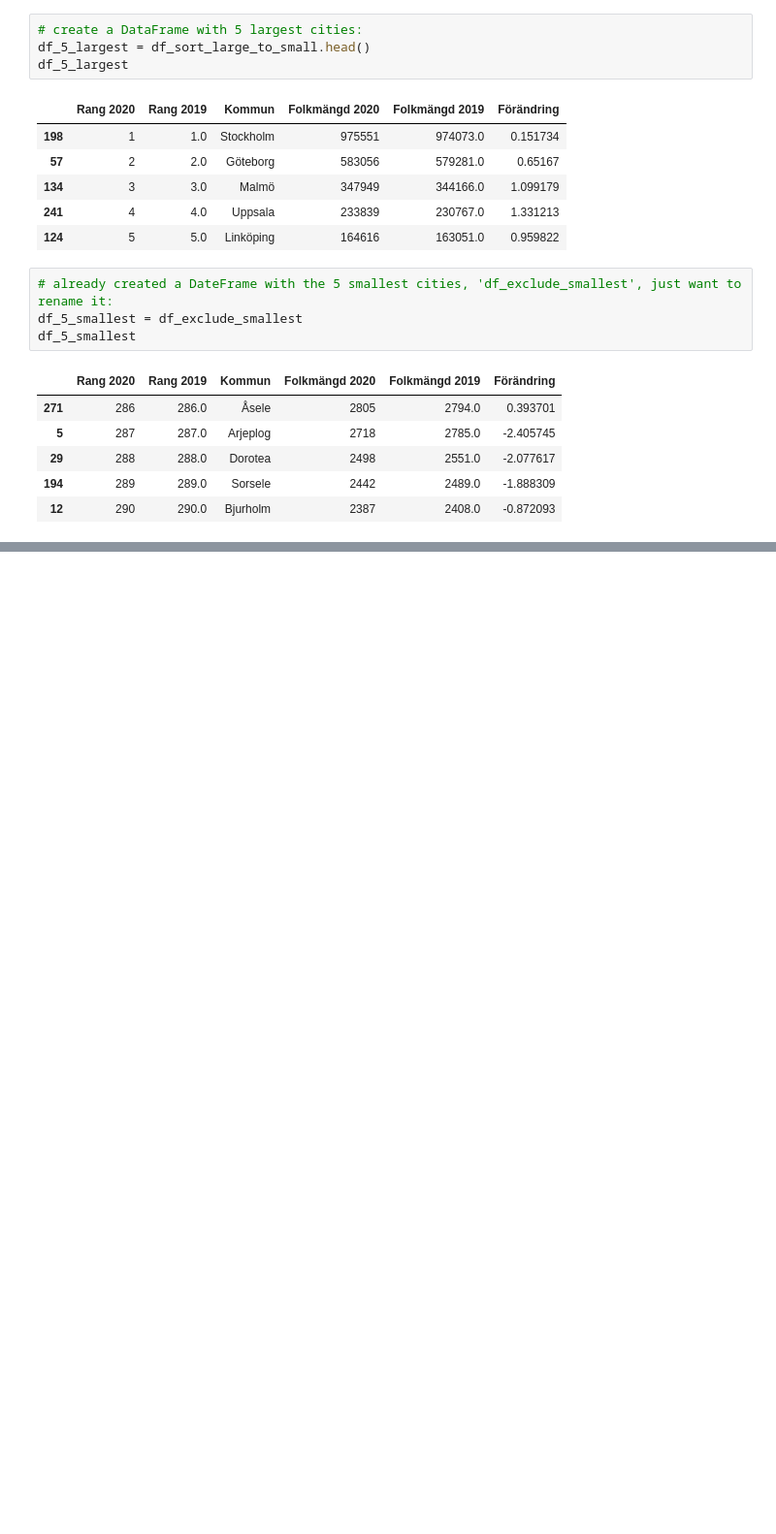
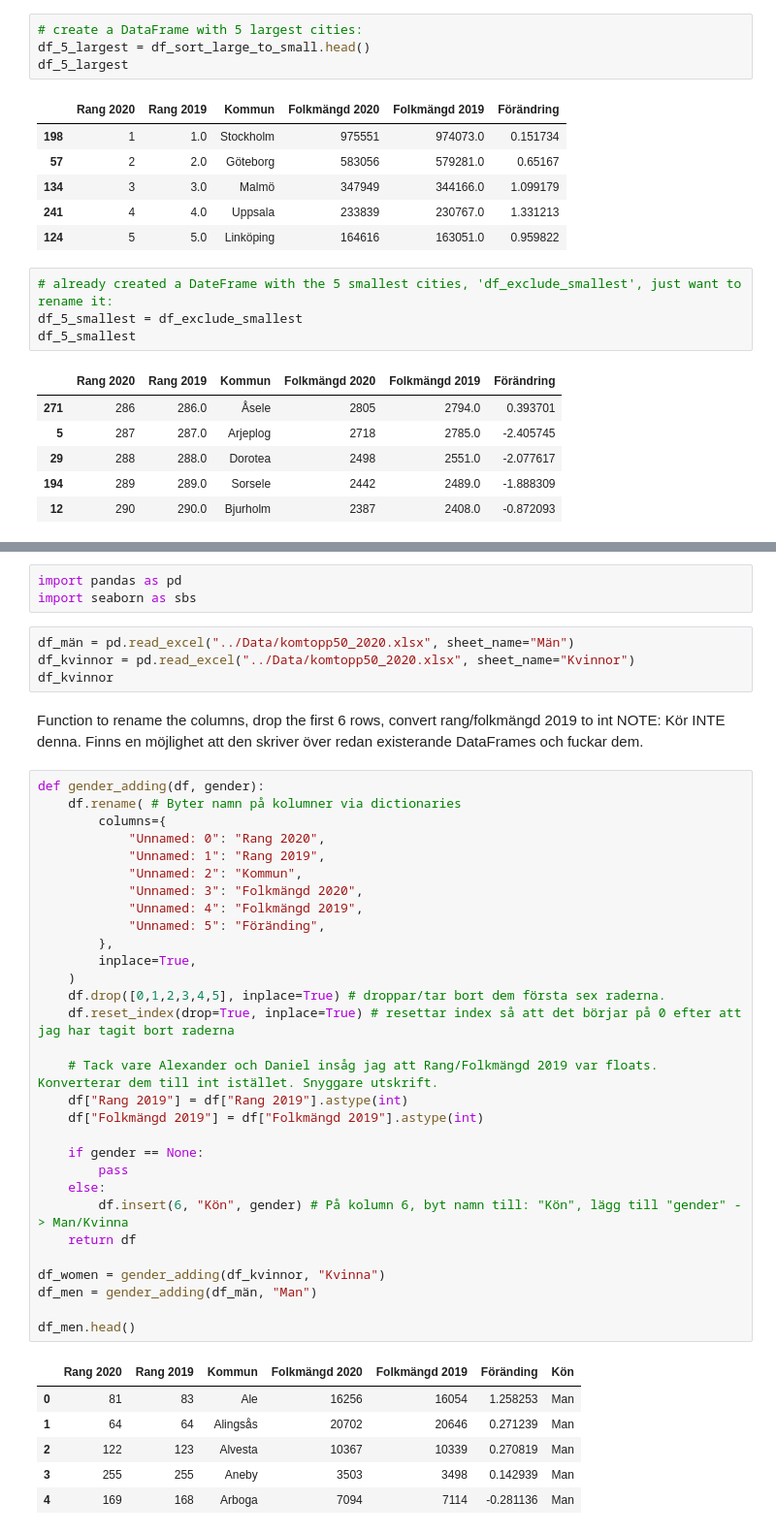
Before and after one commit to JonasBE13/Databehandling-Jonas-Bengtstrom, a Jupyter notebook: Databehandling exercies/E00_pandas_basic_syntax.ipynb, the cells around one changed output, grey strips where cells are left out. Shown: that part at 97% size. Drawn from its saved outputs; the diff is of its cells as text; blank space fills up the shorter version.

```diff
--- a/Databehandling exercies/E00_pandas_basic_syntax.ipynb
+++ b/Databehandling exercies/E00_pandas_basic_syntax.ipynb
@@ -298,0 +310,47 @@ for i, (data, title) in enumerate(zip(data_frames, titles)):
+# %%
+import pandas as pd
+import seaborn as sbs
+# %%
+df_män = pd.read_excel("../Data/komtopp50_2020.xlsx", sheet_name="Män")
+df_kvinnor = pd.read_excel("../Data/komtopp50_2020.xlsx", sheet_name="Kvinnor")
+df_kvinnor
+# %% [markdown]
+Function to rename the columns, drop the first 6 rows, convert rang/folkmängd 2019 to int
+NOTE: Kör INTE denna. Finns en möjlighet att den skriver över redan existerande DataFrames och fuckar dem.
+# %%
+def gender_adding(df, gender):
+    df.rename( # Byter namn på kolumner via dictionaries
+        columns={
+            "Unnamed: 0": "Rang 2020",
+            "Unnamed: 1": "Rang 2019",
+            "Unnamed: 2": "Kommun",
+            "Unnamed: 3": "Folkmängd 2020",
+            "Unnamed: 4": "Folkmängd 2019",
+            "Unnamed: 5": "Föränding",
+        },
+        inplace=True,
+    )
+    df.drop([0,1,2,3,4,5], inplace=True) # droppar/tar bort dem första sex raderna.
+    df.reset_index(drop=True, inplace=True) # resettar index så att det börjar på 0 efter att jag har tagit bort raderna
+
+    # Tack vare Alexander och Daniel insåg jag att Rang/Folkmängd 2019 var floats. Konverterar dem till int istället. Snyggare utskrift.
+    df["Rang 2019"] = df["Rang 2019"].astype(int)
+    df["Folkmängd 2019"] = df["Folkmängd 2019"].astype(int)
+
+    if gender == None:
+        pass
+    else:
+        df.insert(6, "Kön", gender) # På kolumn 6, byt namn till: "Kön", lägg till "gender" -> Man/Kvinna
+    return df
+
+df_women = gender_adding(df_kvinnor, "Kvinna")
+df_men = gender_adding(df_män, "Man")
+
+df_men.head()
+# %% [output]
+|  | Rang 2020 | Rang 2019 | Kommun | Folkmängd 2020 | Folkmängd 2019 | Föränding | Kön |
+| 0 | 81 | 83 | Ale | 16256 | 16054 | 1.258253 | Man |
+| 1 | 64 | 64 | Alingsås | 20702 | 20646 | 0.271239 | Man |
+| 2 | 122 | 123 | Alvesta | 10367 | 10339 | 0.270819 | Man |
+| 3 | 255 | 255 | Aneby | 3503 | 3498 | 0.142939 | Man |
+| 4 | 169 | 168 | Arboga | 7094 | 7114 | -0.281136 | Man |
```
Also changed, not shown: parts of 6 cells of this notebook, 1 other file.
